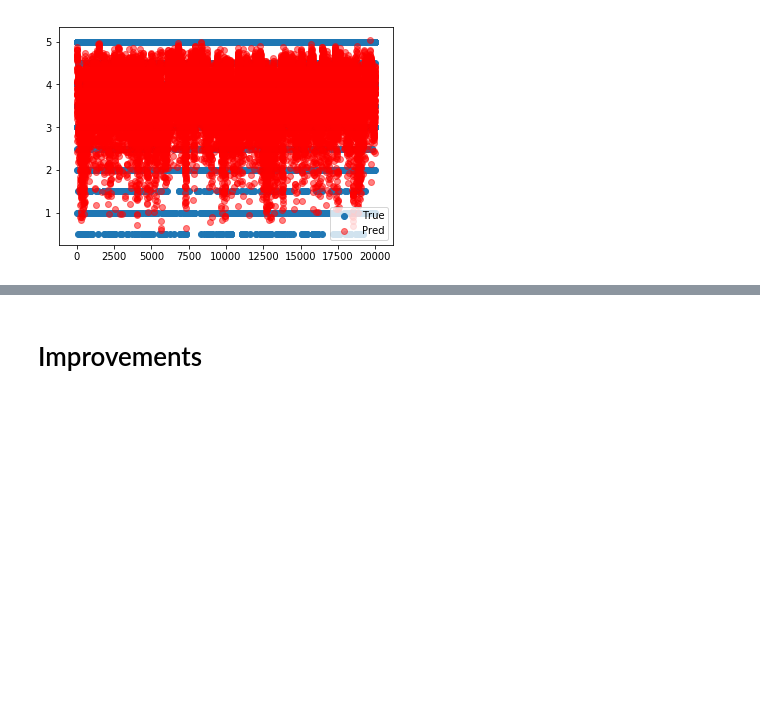
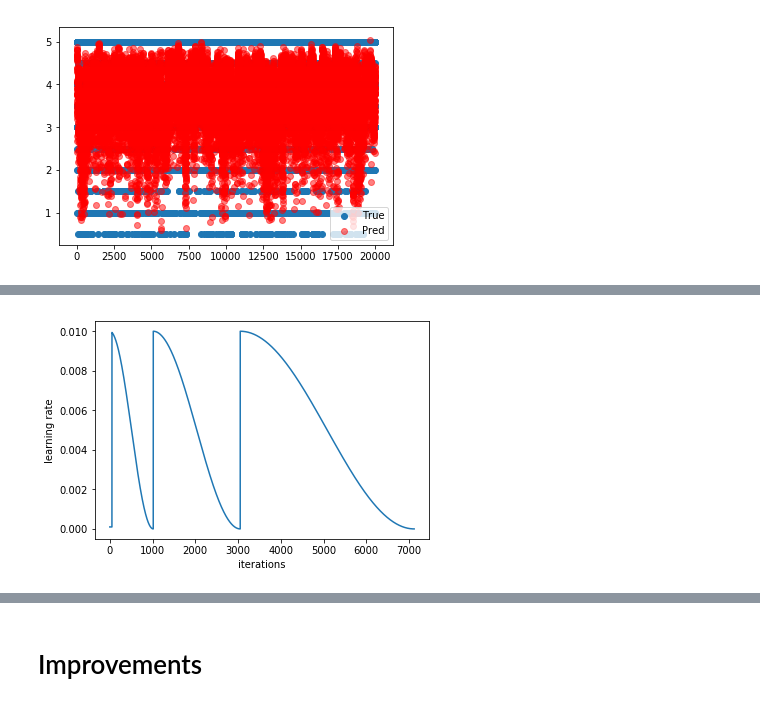
Before and after one commit to anhquan0412/basic_model_scratch, a Jupyter notebook: collab_filtering.ipynb, the cells around one changed output, grey strips where cells are left out. Drawn from its saved outputs; the diff is of its cells as text; code cells hidden in the pictures; blank space fills up the shorter version.

```diff
--- a/collab_filtering.ipynb
+++ b/collab_filtering.ipynb
@@ -24,7 +24,7 @@ wget http://files.grouplens.org/datasets/movielens/ml-latest.zip
 !ls data/large_ds/ml-latest
 # %%
 ratings = pd.read_csv(PATH/'ratings.csv')
-movies= pd.read_csv(PATH/'movies.csv')
+# movies= pd.read_csv(PATH/'movies.csv')
 # %%
 ratings.tail()
 # %% [output]
@@ -576,3 +589,15 @@ learner.sched.plot_lr()
 plot_pred(learner.predict(),learner.data.val_y,alpha=0.5)
 # %% [output]
 [figure]
+# %%
+# run on full dataset
+cf = CollabFilterDataset.from_csv(PATH, 'ratings.csv', 'userId', 'movieId', 'rating')
+# %%
+# run on full dataset
+
+bs = 1024*20
+nn_model = EmbeddingNN(n_factors,cf.n_users,cf.n_items,[50],[.1],.05,min_score=0.3,max_score=5.3).cuda()
+model = CollabFilterModel(nn_model)
+learner = CollabFilterLearner(cf.get_data(val_idxs,bs),model,opt_fn=optim.Adam)
+
+learner.model
@@ -578,0 +620,2 @@ plot_pred(learner.predict(),learner.data.val_y,alpha=0.5)
+# %%
+learner.fit(1e-2, 3, wds=1e-4, cycle_len=1,cycle_mult=2)
@@ -578,0 +633,4 @@ plot_pred(learner.predict(),learner.data.val_y,alpha=0.5)
+# %%
+learner.sched.plot_lr()
+# %% [output]
+[figure, added]
```
Also changed, not shown: parts of 6 cells of this notebook, 4 other files.
